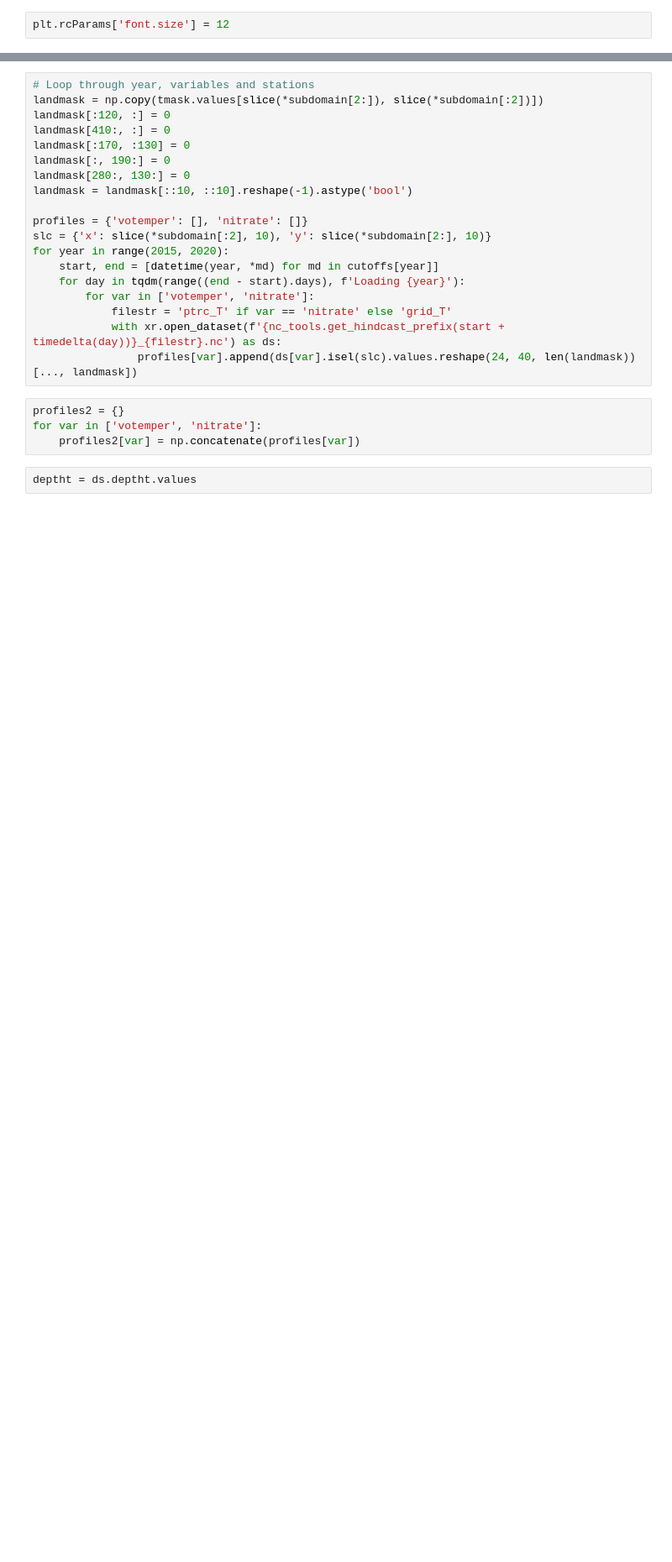
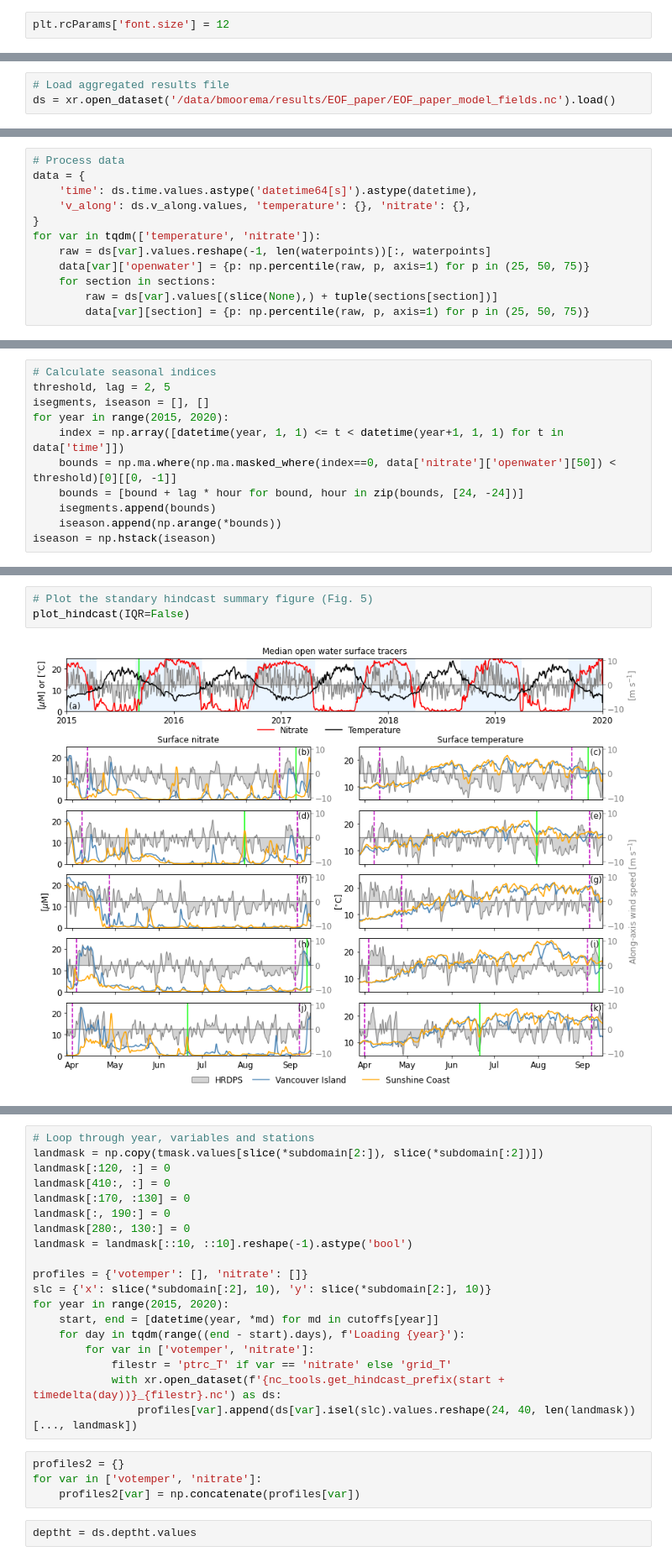
Before and after one commit to SalishSeaCast/SoG_upwelling_EOF_paper, a Jupyter notebook: notebooks/hindcast_nitrate_summary.ipynb, the cells around one changed output, grey strips where cells are left out. Shown at 84% size. Cells and saved outputs as stored; diff of their text form; blank space fills up the shorter version.

Commit message:
Updated hindcast_nitrate_summary.ipynb to use aggregated results file

```diff
--- a/notebooks/hindcast_nitrate_summary.ipynb
+++ b/notebooks/hindcast_nitrate_summary.ipynb
@@ -292,0 +24,3 @@ Load profiles
+# %%
+# Load aggregated results file
+ds = xr.open_dataset('/data/bmoorema/results/EOF_paper/EOF_paper_model_fields.nc').load()
@@ -292,0 +66,12 @@ Load profiles
+# %%
+# Process data
+data = {
+    'time': ds.time.values.astype('datetime64[s]').astype(datetime),
+    'v_along': ds.v_along.values, 'temperature': {}, 'nitrate': {},
+}
+for var in tqdm(['temperature', 'nitrate']):
+    raw = ds[var].values.reshape(-1, len(waterpoints))[:, waterpoints]
+    data[var]['openwater'] = {p: np.percentile(raw, p, axis=1) for p in (25, 50, 75)}
+    for section in sections:
+        raw = ds[var].values[(slice(None),) + tuple(sections[section])]
+        data[var][section] = {p: np.percentile(raw, p, axis=1) for p in (25, 50, 75)}
@@ -292,0 +80,11 @@ Load profiles
+# %%
+# Calculate seasonal indices
+threshold, lag = 2, 5
+isegments, iseason = [], []
+for year in range(2015, 2020):
+    index = np.array([datetime(year, 1, 1) <= t < datetime(year+1, 1, 1) for t in data['time']])
+    bounds = np.ma.where(np.ma.masked_where(index==0, data['nitrate']['openwater'][50]) < threshold)[0][[0, -1]]
+    bounds = [bound + lag * hour for bound, hour in zip(bounds, [24, -24])]
+    isegments.append(bounds)
+    iseason.append(np.arange(*bounds))
+iseason = np.hstack(iseason)
@@ -292,0 +205,5 @@ Load profiles
+# %%
+# Plot the standary hindcast summary figure (Fig. 5)
+plot_hindcast(IQR=False)
+# %% [output]
+[figure, added]
```
Also changed, not shown: parts of 20 cells of this notebook.
